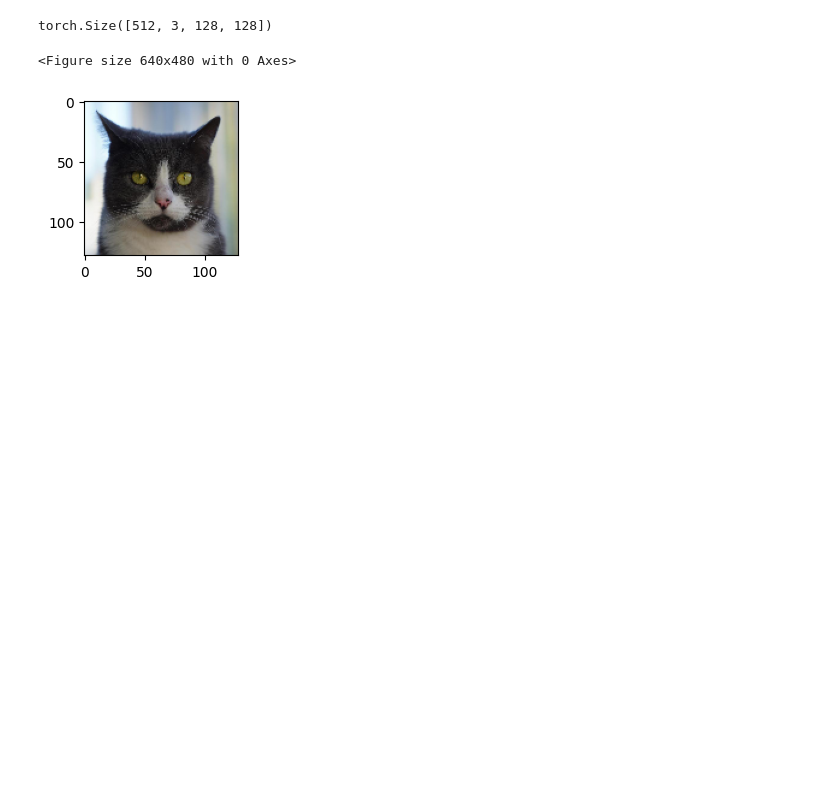
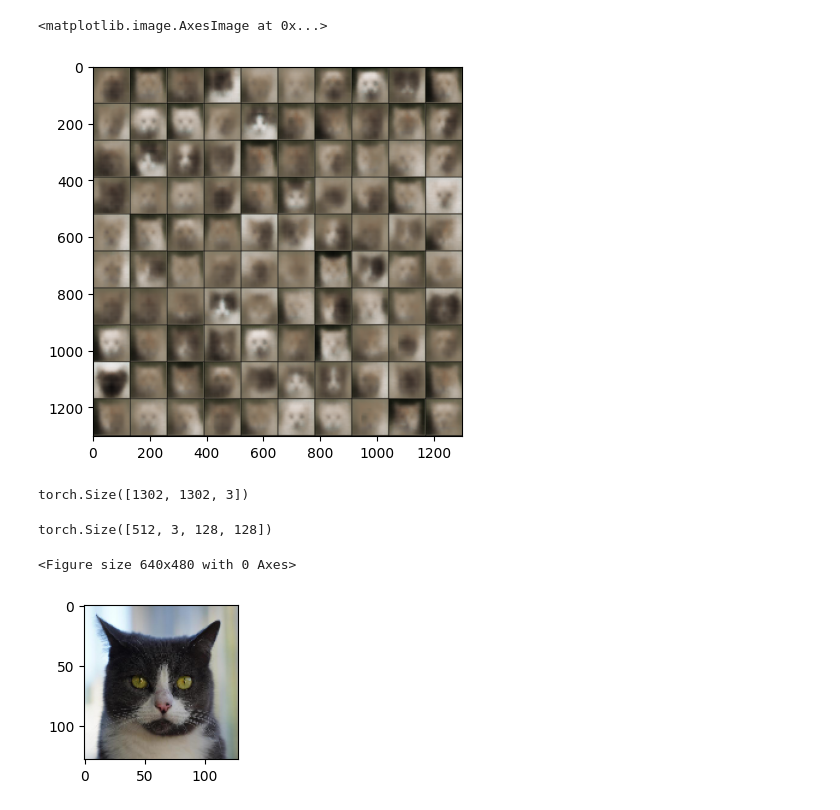
Before and after one commit to karm-patel/VAE, a Jupyter notebook: autoencoders/vae.ipynb, the cells around one changed output. Saved outputs shown, nothing was run; the diff lists cells and outputs as text; code cells hidden in the pictures; blank space fills up the shorter version.

```diff
--- a/autoencoders/vae.ipynb
+++ b/autoencoders/vae.ipynb
@@ -231,12 +275,20 @@ plt.legend()
 # %%
 from torchvision.utils import save_image, make_grid
 # Generation
 grid_size = 10
 # z = torch.rand(grid_size*grid_size, Z_DIM)
-x_hat, enc = ae(x.to(device))
+x_hat, enc, _, _ = vae(x.to(device))
 # print(x_hat.shape) # ----> .Size([1, 3, 128, 128])
 # x_hat = x_hat.squeeze() # necessary for printing image
-generated_grid = make_grid(x_hat, nrow=grid_size)
-save_image(generated_grid,f"generated_{feature_size}_1l.png")
+generated_grid = make_grid(x_hat[:grid_size*grid_size], nrow=grid_size)
+plt.imshow(generated_grid.permute(1,2,0).detach().to(cpu_device).numpy())
+# save_image(generated_grid,f"images/vae_reconstrcuted_{feature_size}_1l_{beta}.png")
 # generated_grid
+# %% [output]
+<matplotlib.image.AxesImage at 0x...>
+[figure, added]
+# %%
+generated_grid.permute(1,2,0).shape
+# %% [output]
+torch.Size([1302, 1302, 3])
 # %%
```
Also changed, not shown: parts of 10 cells of this notebook, 7 other files.
